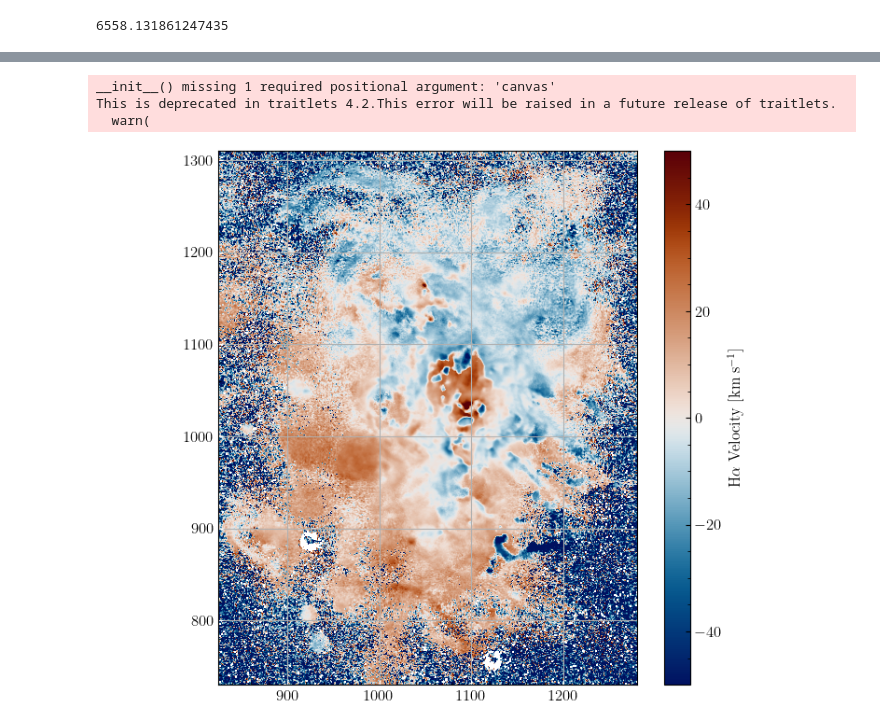
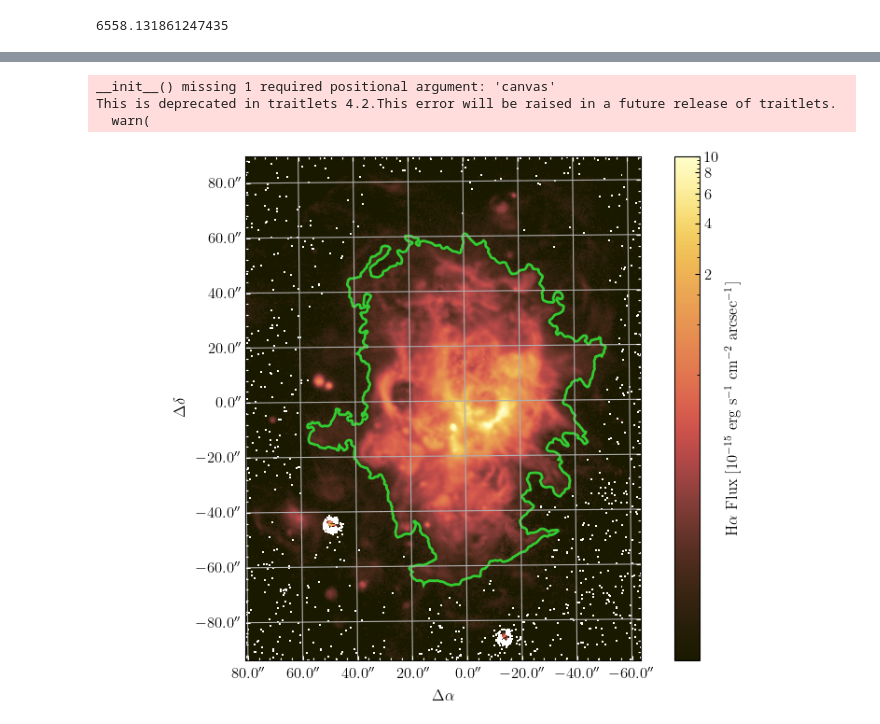
Before and after one commit to astronoray/NGC604_SN4, a Jupyter notebook: Python_N604_SN4/notebooks/IntegratedSN4.ipynb, the cells around one changed output, grey strips where cells are left out. Drawn from its saved outputs; the diff is of its cells as text; code cells hidden in the pictures.

Commit message:
Added new figures and updated code

```diff
--- a/Python_N604_SN4/notebooks/IntegratedSN4.ipynb
+++ b/Python_N604_SN4/notebooks/IntegratedSN4.ipynb
@@ -24,3 +25,20 @@ unknown|INFO| shape: (2048, 2064, 934)
 unknown|INFO| wavenumber calibration: True
 unknown|INFO| flux calibration: True
 unknown|INFO| wcs calibration: True
+# %%
+background = cube.get_spectrum_in_annulus(331,1374,1,40, median=True, mean_flux=True)
+
+region_file = '/Volumes/RayPass/Research/SIGNALS/N604_SN4/ngc604sn4.reg'
+
+axis, sky = cube.extract_integrated_spectrum(region_file, median=True, mean_flux=True)
+#pl.plot(axis, sky)
+spectrum = cube.get_spectrum_from_region(region_file, median=False, mean_flux=False)
+spectrum_corr = spectrum.subtract_sky(background)
+
+lam0 = 6562.819*(1 + ((-214)/2.998e5))
+
+def wave2vel(x):
+    return 2.999e5*((x - lam0)/lam0) + (-214)
+
+def vel2wave(x):
+    return ((x - (-214))*lam0)/(2.998e5) + lam0
@@ -167,7 +262,7 @@ import gvar
 
 velocity1_gvar = gvar.gvar(-214, 5)
 velocity2_gvar = gvar.gvar(-235, 10)
-velocity3_gvar = gvar.gvar(20, 5)
+velocity3_gvar = gvar.gvar(-250, 5)
 broadening1_gvar = gvar.gvar(20, 5)
 broadening2_gvar = gvar.gvar(20, 10)
 broadening3_gvar = gvar.gvar(50, 10)
@@ -314,27 +419,71 @@ DELTA BIC 2 to 3= 74.93615345610306
 # %%
 from cmcrameri import cm
 from astropy.visualization import ImageNormalize, ManualInterval, LogStretch
+from astropy.wcs import WCS
+from astropy.io import fits
+from regions import Regions
+from astropy.coordinates import SkyCoord
+import astropy.units as u
+
+hdu = fits.open('../../Python_N604/NGC604_SN4/MAPS_OneComponent/NGC604_SN4.LineMaps.map.6563.1x1.flux.fits')
+halpha = hdu[0].data
+hdr = hdu[0].header
+wcs = WCS(hdr)
+
+gal_center = SkyCoord(23.637958, 30.785204, unit='deg',frame='icrs')
+
+reg = Regions.read(region_file, format='ds9')[0]
+regions_sky = reg.to_sky(wcs)
+regions_pix = regions_sky.to_pixel(wcs)
 
 fig = plt.figure(figsize=(7,6), constrained_layout=True)
 ax = fig.subplot_mosaic(
     """
     a
-    """)
+    """,
+    subplot_kw={'projection': wcs})
 
-_map = orb.utils.io.read_fits('../../Python_N604/NGC604_SN4/MAPS_OneComponent/NGC604_SN4.LineMaps.map.6563.1x1.velocity.fits') - fit1['velocity'][0]
-# norm = ImageNormalize(_map.T, interval=ManualInterval(vmin=1e-17, vmax=1e-14), stretch=LogStretch())
-t = ax['a'].imshow(_map.T, origin='lower', vmin=-50, vmax=50, cmap=cm.vik)
+norm = ImageNormalize(halpha/1e-15, interval=ManualInterval(vmin=1e-17/1e-15, vmax=1e-14/1e-15), stretch=LogStretch())
+t = ax['a'].imshow(halpha/1e-15, origin='lower', norm=norm, cmap=cm.lajolla)
 cbar = plt.colorbar(t, ax=ax['a'])
-cbar.set_label(r'H$\alpha$ Velocity [km s$^{-1}$]')
+cbar.set_label(r'H$\alpha$ Flux [$10^{-15}$ erg s$^{-1}$ cm$^{-2}$ arcsec$^{-1}$]')
+regions_pix.plot(ax=ax['a'], fc='None', ec='limegreen', lw=2)
 # ax['a'].contour(halpha.T, levels=np.logspace(-16.7,-14,6), colors='k', linestyles='solid', linewidths=1)
 
 ax['a'].set_xlim(825,1280)
 ax['a'].set_ylim(730,1310)
 
+ra = ax['a'].coords["ra"]
+dec = ax['a'].coords["dec"]
+ra.set_ticks_visible(False)
+ra.set_ticklabel_visible(False)
+dec.set_ticks_visible(False)
+dec.set_ticklabel_visible(False)
+ra.set_axislabel("")
+dec.set_axislabel("")
+aframe = gal_center.skyoffset_frame()
+overlay = ax['a'].get_coords_overlay(aframe)
+ra_offset = overlay["lon"]
+dec_offset = overlay["lat"]
+dec_offset.set_ticks(spacing=20 * u.arcsec, color='white')
+ra_offset.set_ticks(spacing=20 * u.arcsec, color='white')
+overlay.grid()
+ra_offset.set_major_formatter("s.s")
+dec_offset.set_major_formatter("s.s")
+ra_offset.set_ticks_position("bt")
+ra_offset.set_ticklabel_position("b")
+dec_offset.set_ticks_position("lr")
+dec_offset.set_ticklabel_position("l")
+ra_offset.set_axislabel_position("b")
+dec_offset.set_axislabel_position("l")
+dec_offset.set_axislabel(r"$\Delta\delta$")
+ra_offset.set_axislabel(r"$\Delta\alpha$")
+
 ax['a'].tick_params(direction='in', color='white')
-ax['a'].grid()
+# ax['a'].grid()
+plt.savefig('Plots/IntegratedRegion.png', bbox_inches='tight')
 # %% [output]
 __init__() missing 1 required positional argument: 'canvas'
 This is deprecated in traitlets 4.2.This error will be raised in a future release of traitlets.
   warn(
-[figure, old version]
+[figure, new version]
```
Also changed, not shown: parts of 7 cells of this notebook, 18 other files.
